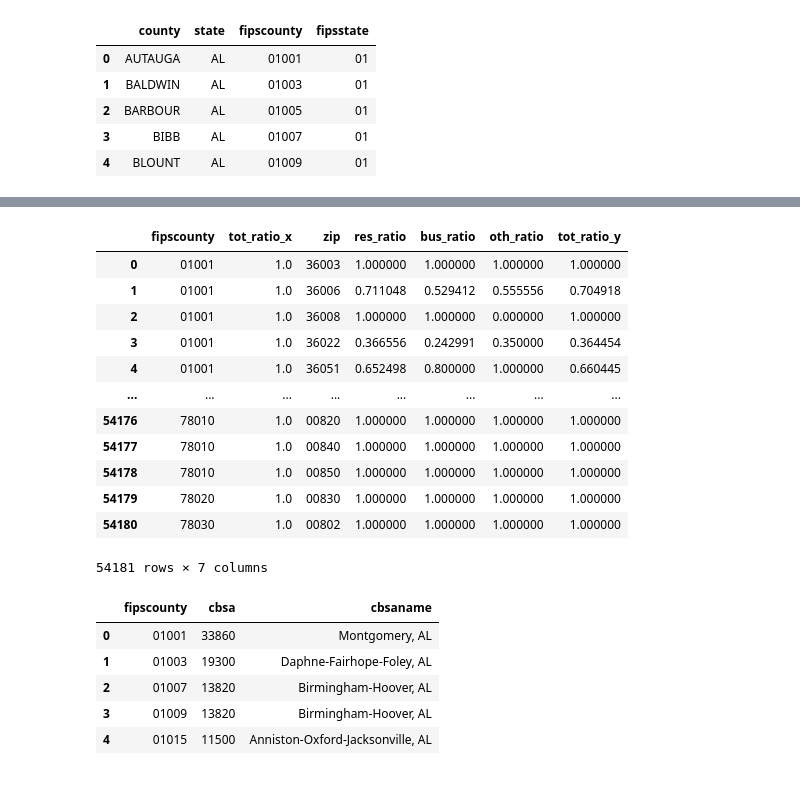
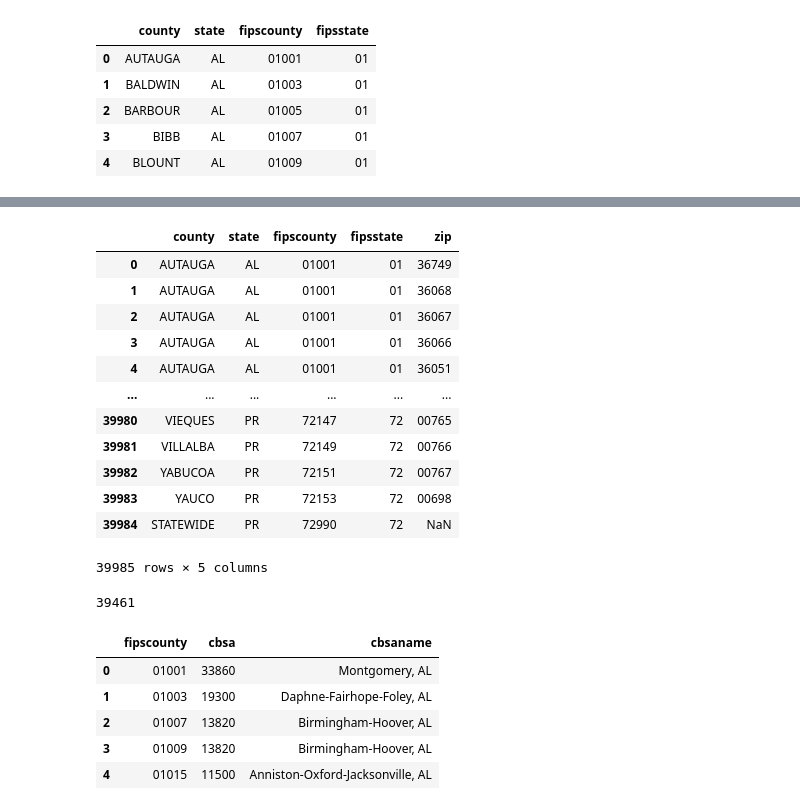
Before and after one commit to NSS-Data-Analytics-Cohort-12/prescribers-python-da12-v2-pandamore, a Jupyter notebook: notebooks/prescribers.ipynb, the cells around one changed output, grey strips where cells are left out. Cells and saved outputs as stored; diff of their text form; code cells hidden in the pictures.

```diff
--- a/notebooks/prescribers.ipynb
+++ b/notebooks/prescribers.ipynb
@@ -138,0 +144,3 @@ true_zip
+# %%
+true_zips = zips.sort_values(['zip','tot_ratio'], ascending = False).drop_duplicates(['zip'], keep = 'first').reset_index()
+true_zips
@@ -139,17 +161,17 @@ true_zip
 # %%
-true_zip2 = pd.merge(true_zip, zips, on = 'fipscounty', how = 'inner')
-true_zip2
+zip_cty = pd.merge(cty_df, true_zips[['zip', 'fipscounty']], on='fipscounty', how="left")
+zip_cty
 # %% [output]
-|  | fipscounty | tot_ratio_x | zip | res_ratio | bus_ratio | oth_ratio | tot_ratio_y |
-| 0 | 01001 | 1.0 | 36003 | 1.000000 | 1.000000 | 1.000000 | 1.000000 |
-| 1 | 01001 | 1.0 | 36006 | 0.711048 | 0.529412 | 0.555556 | 0.704918 |
-| 2 | 01001 | 1.0 | 36008 | 1.000000 | 1.000000 | 0.000000 | 1.000000 |
-| 3 | 01001 | 1.0 | 36022 | 0.366556 | 0.242991 | 0.350000 | 0.364454 |
-| 4 | 01001 | 1.0 | 36051 | 0.652498 | 0.800000 | 1.000000 | 0.660445 |
-| ... | ... | ... | ... | ... | ... | ... | ... |
-| 54176 | 78010 | 1.0 | 00820 | 1.000000 | 1.000000 | 1.000000 | 1.000000 |
-| 54177 | 78010 | 1.0 | 00840 | 1.000000 | 1.000000 | 1.000000 | 1.000000 |
-| 54178 | 78010 | 1.0 | 00850 | 1.000000 | 1.000000 | 1.000000 | 1.000000 |
-| 54179 | 78020 | 1.0 | 00830 | 1.000000 | 1.000000 | 1.000000 | 1.000000 |
-| 54180 | 78030 | 1.0 | 00802 | 1.000000 | 1.000000 | 1.000000 | 1.000000 |
+|  | county | state | fipscounty | fipsstate | zip |
+| 0 | AUTAUGA | AL | 01001 | 01 | 36749 |
+| 1 | AUTAUGA | AL | 01001 | 01 | 36068 |
+| 2 | AUTAUGA | AL | 01001 | 01 | 36067 |
+| 3 | AUTAUGA | AL | 01001 | 01 | 36066 |
+| 4 | AUTAUGA | AL | 01001 | 01 | 36051 |
+| ... | ... | ... | ... | ... | ... |
+| 39980 | VIEQUES | PR | 72147 | 72 | 00765 |
+| 39981 | VILLALBA | PR | 72149 | 72 | 00766 |
+| 39982 | YABUCOA | PR | 72151 | 72 | 00767 |
+| 39983 | YAUCO | PR | 72153 | 72 | 00698 |
+| 39984 | STATEWIDE | PR | 72990 | 72 | NaN |
-54181 rows × 7 columns
+39985 rows × 5 columns
@@ -158,3 +178,7 @@ zips.drop_duplicates(subset='A', keep="last")
+# %%
+zips['zip'].nunique()
+# %% [output]
+39461
 # %%
 cbsa_query = 'SELECT * FROM cbsa'
 # %%
```
Also changed, not shown: parts of 32 cells of this notebook.
